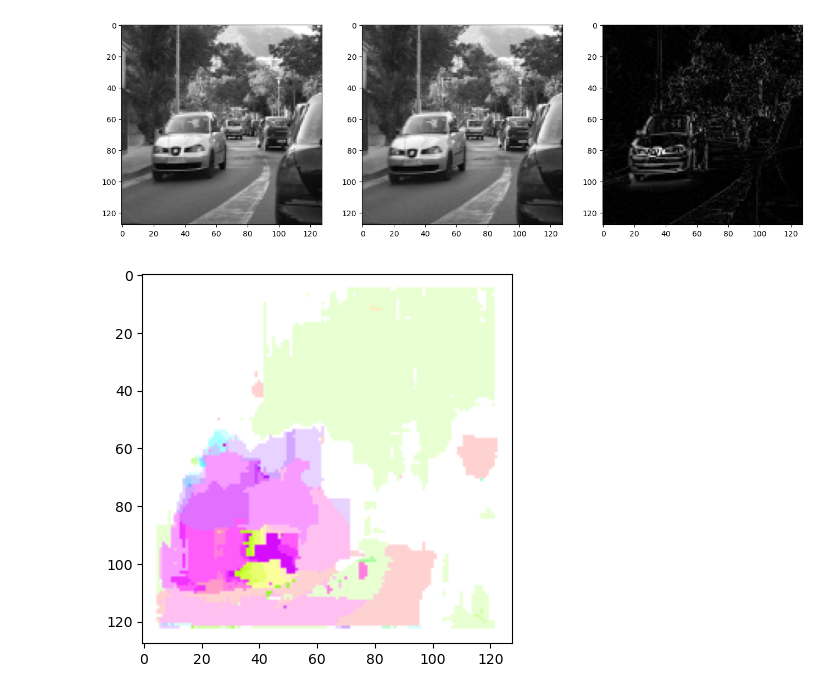
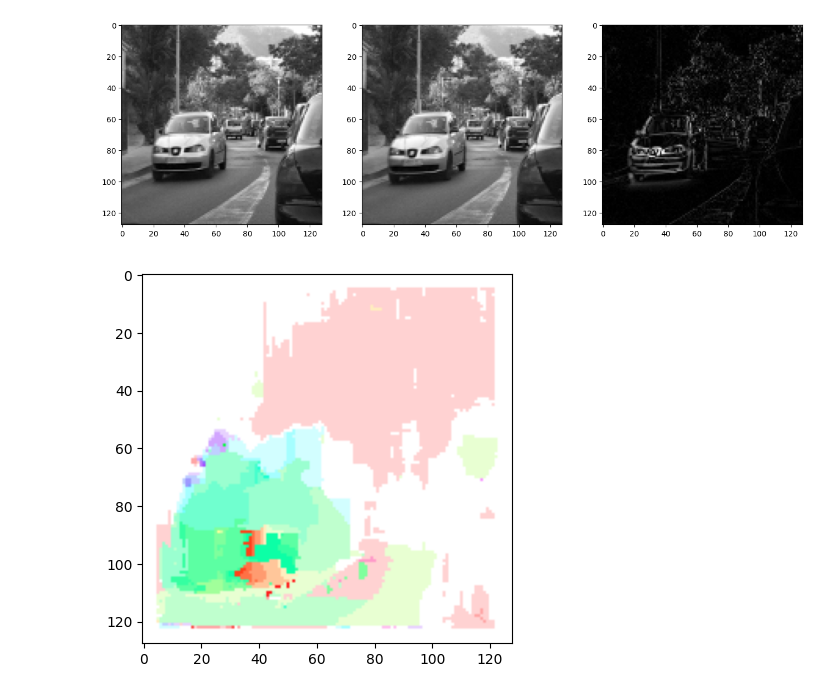
Before and after one commit to KrzysztofGG/ZAW, a Jupyter notebook: lab4/lab4.ipynb, the cells around one changed output. Saved outputs shown, nothing was run; the diff lists cells and outputs as text; code cells hidden in the pictures.

```diff
--- a/lab4/lab4.ipynb
+++ b/lab4/lab4.ipynb
@@ -34,37 +34,37 @@ def optical_flow_block(img1, img2, scaler, W2=3, dY=3, dX=3):
             min_dist = float('inf')
 
             for y in range(-dY, dY+1):
                 for x in range(-dX, dX+1):
                     if j + y < W2 or j + y > I.shape[0] - W2 - 1 or i + x < W2 or i + x > I.shape[1] - W2 - 1:
                         continue
                     JO = np.float32(J[j+y-W2:j+y+W2+1, i+x-W2:i+x+W2+1])
                     # print(j, i, y, x)
                     dist = np.sqrt(np.sum(np.square(JO - IO)))
 
                     if dist < min_dist:
                         min_dist = dist
                         # u[j+y-W2:j+y+W2+1, i+x-W2:i+x+W2+1] = JO
                         # v[j+y-W2:j+y+W2+1, i+x-W2:i+x+W2+1] = IO
-                        u[j, i] = y
-                        v[j, i] = x
+                        u[j, i] = x
+                        v[j, i] = y
 
     mag, angle = cv2.cartToPolar(u, v)
 
     HSV = np.zeros((I.shape[0], I.shape[1], 3), np.uint8)
 
     HSV[:, :, 0] = angle * 90 / np.pi
     HSV[:, :, 1] = cv2.normalize(mag, None, 0, 255, cv2.NORM_MINMAX)
     HSV[:, :, 2] = np.full(I.shape, 255)
 
     RGB = cv2.cvtColor(HSV, cv2.COLOR_HSV2RGB)
 
-    plt.imshow(RGB)
+    plt.imshow(RGB, 'rgb')
     plt.show()
 
 optical_flow_block('cm1.png', 'cm2.png', 2, 5, 5, 5)
 # %% [output]
 [figure]
-[figure, old version]
+[figure, new version]
 # %%
 
 
```
Also changed, not shown: parts of 1 cell of this notebook, 4 other files.
